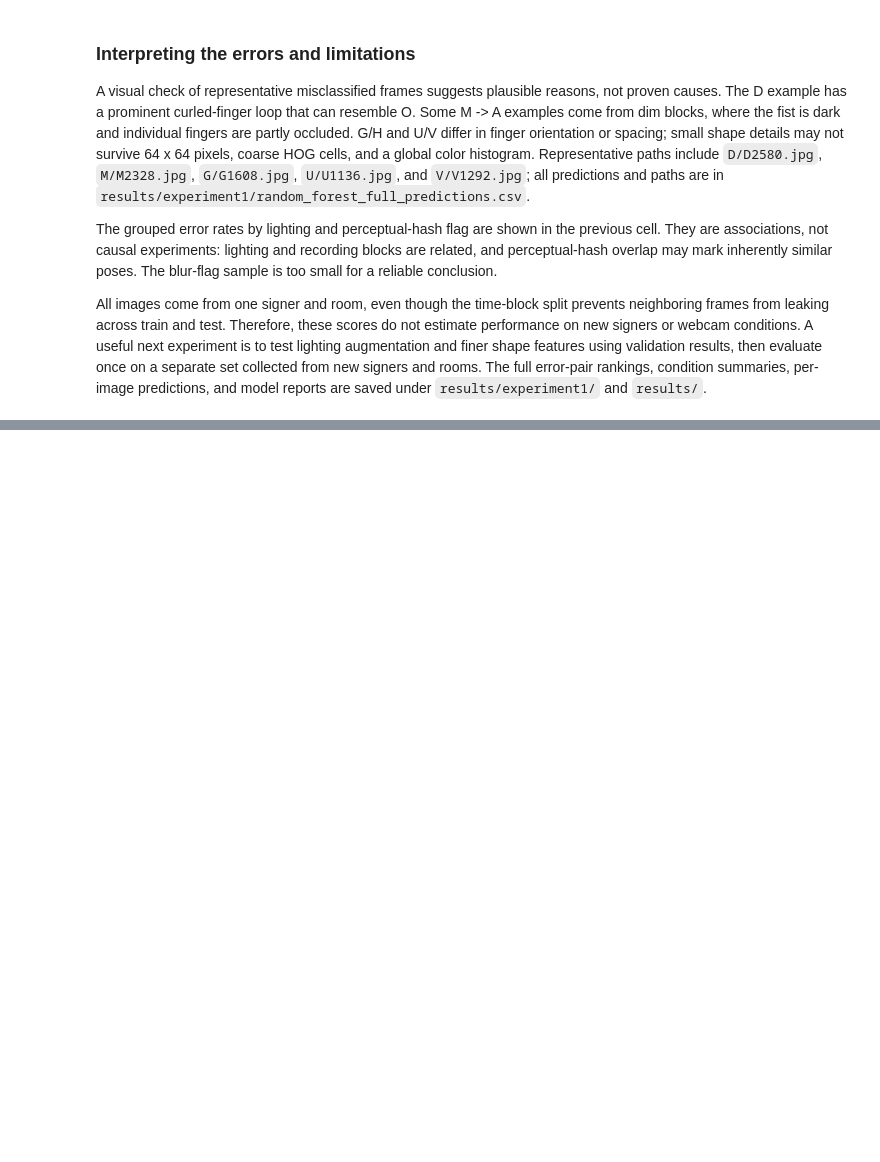
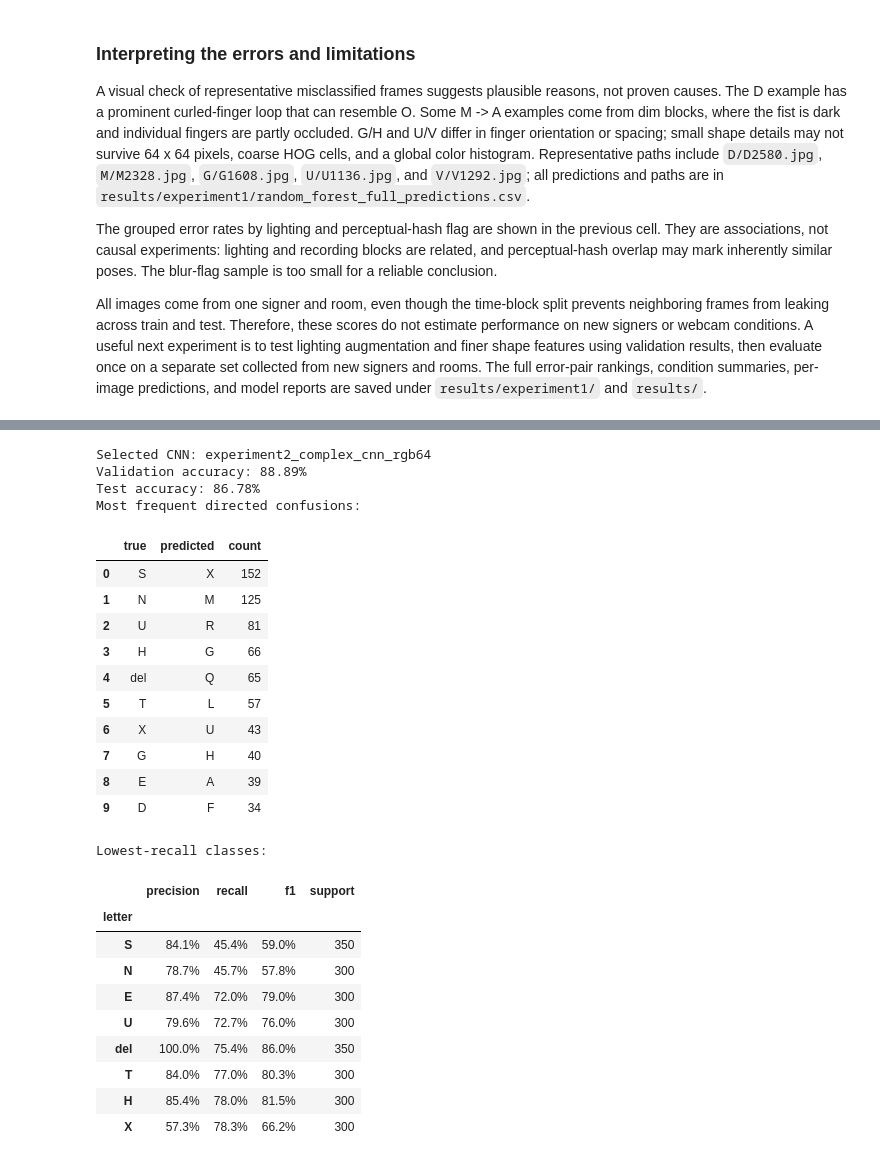
Before and after one commit to ananyaa-sutaria/ML-term-project, a Jupyter notebook: final_submission.ipynb, the cells around one changed output, grey strips where cells are left out. Saved outputs shown, nothing was run; the diff lists cells and outputs as text; code cells hidden in the pictures; blank space fills up the shorter version.

```diff
--- a/final_submission.ipynb
+++ b/final_submission.ipynb
@@ -460,0 +799,55 @@ All images come from one signer and room, even though the time-block split preve
+# %%
+best_run_id = best_validation["run_id"]
+
+report_path = RESULTS_DIR / f"{best_run_id}_test.json"
+
+best_test = json.loads(
+    report_path.read_text(encoding="utf-8")
+)
+
+print("Selected CNN:", best_run_id)
+print(f"Validation accuracy: {best_validation['val_accuracy']:.2%}")
+print(f"Test accuracy: {best_validation['test_accuracy']:.2%}")
+
+print("Most frequent directed confusions:")
+display(evaluate.top_confusions(best_test, k=10))
+
+per_class = pd.DataFrame(best_test["per_class"]).T
+per_class.index.name = "letter"
+
+print("Lowest-recall classes:")
+display(
+    per_class.sort_values("recall").head(8).style.format({
+        "precision": "{:.1%}",
+        "recall": "{:.1%}",
+        "f1": "{:.1%}",
+        "support": "{:.0f}"
+    })
+)
+# %% [output]
+Selected CNN: experiment2_complex_cnn_rgb64
+Validation accuracy: 88.89%
+Test accuracy: 86.78%
+Most frequent directed confusions:
+|  | true | predicted | count |
+| 0 | S | X | 152 |
+| 1 | N | M | 125 |
+| 2 | U | R | 81 |
+| 3 | H | G | 66 |
+| 4 | del | Q | 65 |
+| 5 | T | L | 57 |
+| 6 | X | U | 43 |
+| 7 | G | H | 40 |
+| 8 | E | A | 39 |
+| 9 | D | F | 34 |
+Lowest-recall classes:
+|  | precision | recall | f1 | support |
+| letter |  |  |  |  |
+| S | 84.1% | 45.4% | 59.0% | 350 |
+| N | 78.7% | 45.7% | 57.8% | 300 |
+| E | 87.4% | 72.0% | 79.0% | 300 |
+| U | 79.6% | 72.7% | 76.0% | 300 |
+| del | 100.0% | 75.4% | 86.0% | 350 |
+| T | 84.0% | 77.0% | 80.3% | 300 |
+| H | 85.4% | 78.0% | 81.5% | 300 |
+| X | 57.3% | 78.3% | 66.2% | 300 |
```
Also changed, not shown: parts of 9 cells of this notebook.
